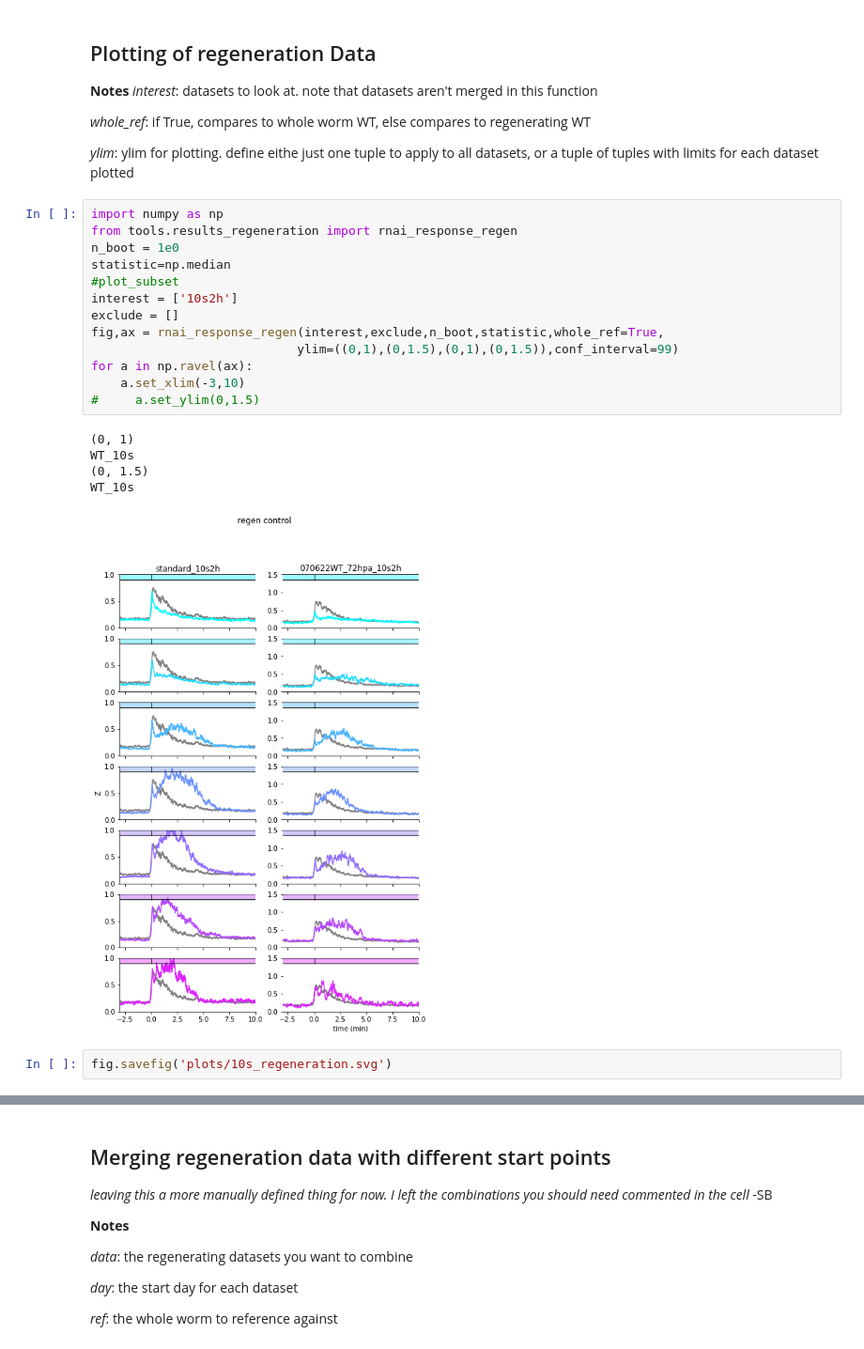
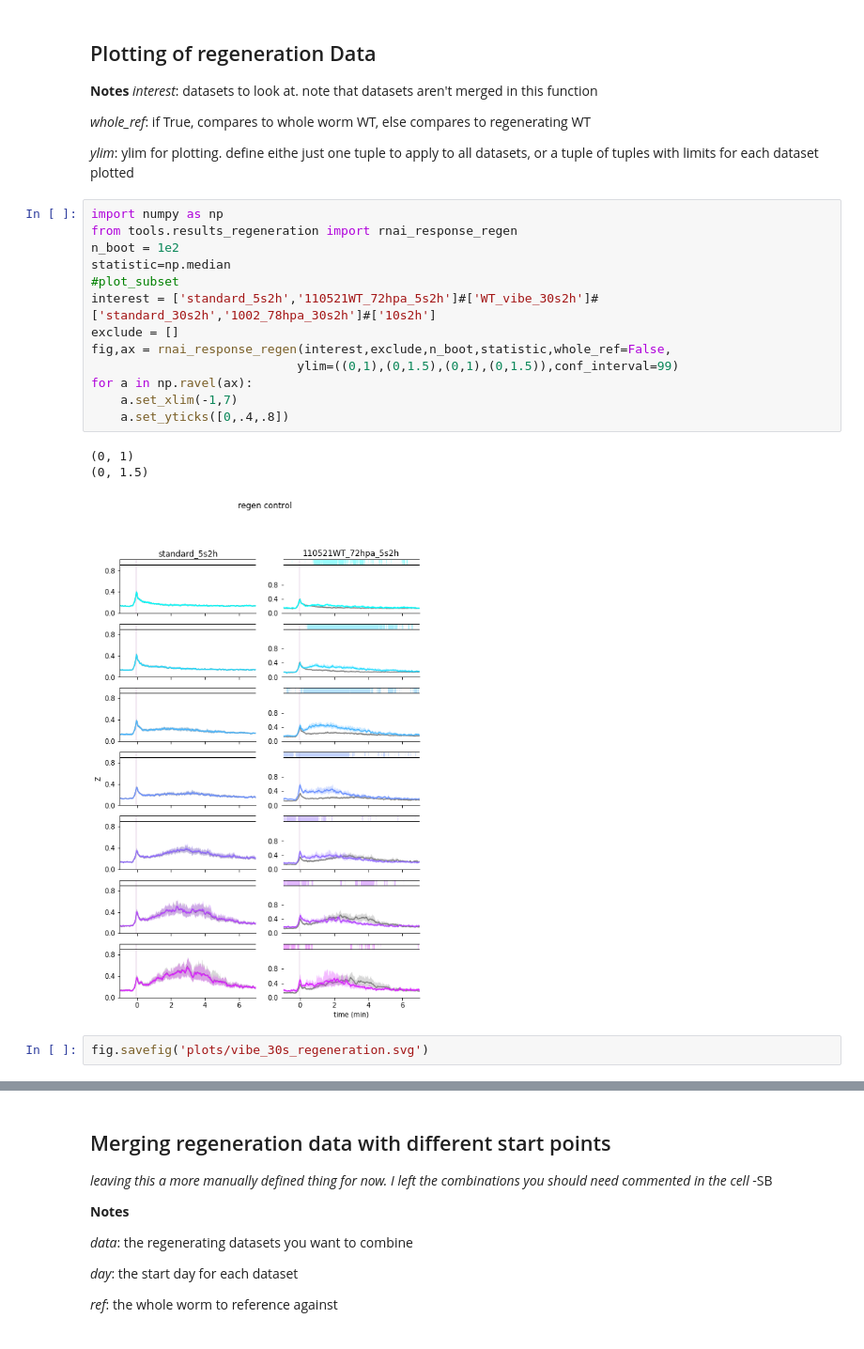
Before and after one commit to samuelbray32/behavior-lite, a Jupyter notebook: publication_regeneration.ipynb, the cells around one changed output, grey strips where cells are left out. Shown at 94% size. Cells and saved outputs as stored; diff of their text form.

```diff
--- a/publication_regeneration.ipynb
+++ b/publication_regeneration.ipynb
@@ -18,21 +18,19 @@ _ylim_: ylim for plotting. define eithe just one tuple to apply to all datasets,
 # %%
 import numpy as np
 from tools.results_regeneration import rnai_response_regen
-n_boot = 1e0
+n_boot = 1e2
 statistic=np.median
 #plot_subset
-interest = ['10s2h']
+interest = ['standard_5s2h','110521WT_72hpa_5s2h']#['WT_vibe_30s2h']#['standard_30s2h','1002_78hpa_30s2h']#['10s2h']
 exclude = []
-fig,ax = rnai_response_regen(interest,exclude,n_boot,statistic,whole_ref=True,
+fig,ax = rnai_response_regen(interest,exclude,n_boot,statistic,whole_ref=False,
                             ylim=((0,1),(0,1.5),(0,1),(0,1.5)),conf_interval=99)
 for a in np.ravel(ax):
-    a.set_xlim(-3,10)
-#     a.set_ylim(0,1.5)
+    a.set_xlim(-1,7)
+    a.set_yticks([0,.4,.8])
 # %% [output]
 (0, 1)
-WT_10s
 (0, 1.5)
-WT_10s
-[figure, old version]
+[figure, new version]
 # %%
-fig.savefig('plots/10s_regeneration.svg')
+fig.savefig('plots/vibe_30s_regeneration.svg')
```
Also changed, not shown: parts of 10 cells of this notebook, 9 other files.
